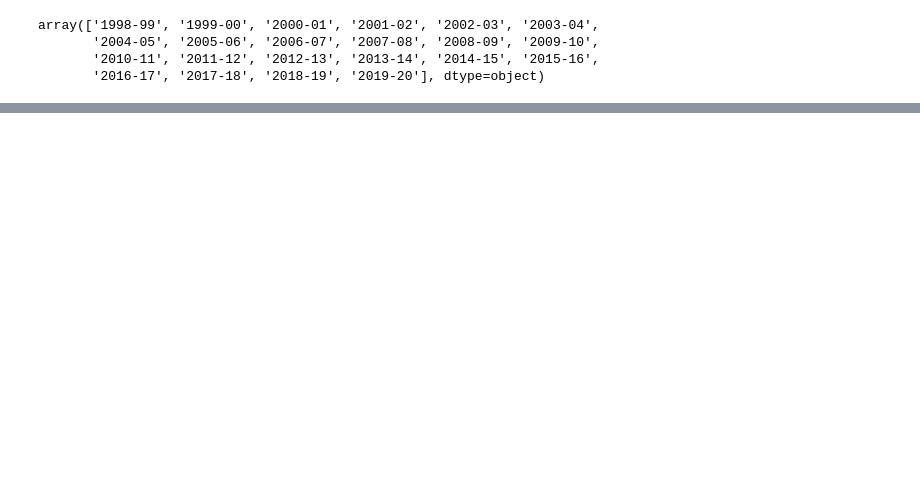
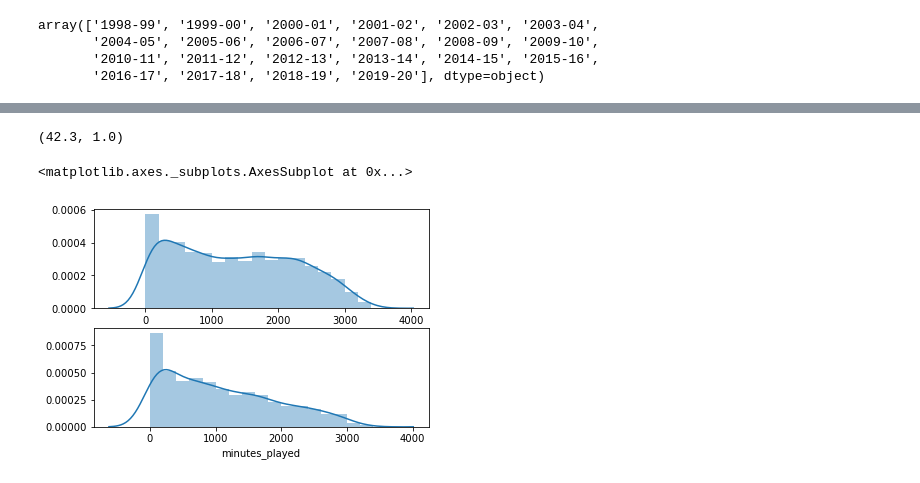
Before and after one commit to ZachLiu519/nba-model, a Jupyter notebook: week_2_data_exploration/contract_stats.ipynb, the cells around one changed output, grey strips where cells are left out. Cells and saved outputs as stored; diff of their text form; code cells hidden in the pictures; blank space fills up the shorter version.

```diff
--- a/week_2_data_exploration/contract_stats.ipynb
+++ b/week_2_data_exploration/contract_stats.ipynb
@@ -128,0 +122,12 @@ def scatter_and_correlation(df, column_1, column_2):
+# %%
+max(salaries_stats_second_round['minutes_per_game']), min(salaries_stats_second_round['minutes_per_game'])
+# %% [output]
+(42.3, 1.0)
+# %%
+# distributions for filtering first round picks
+fig, ax = plt.subplots(2,1)
+sns.distplot(salaries_stats_first_round['minutes_played'], bins=np.arange(1, 3500, 200), ax=ax[0])
+sns.distplot(salaries_stats_second_round['minutes_played'], bins=np.arange(1, 3500, 200), ax=ax[1])
+# %% [output]
+<matplotlib.axes._subplots.AxesSubplot at 0x...>
+[figure, added]
```
Also changed, not shown: parts of 9 cells of this notebook, 1 other file.
